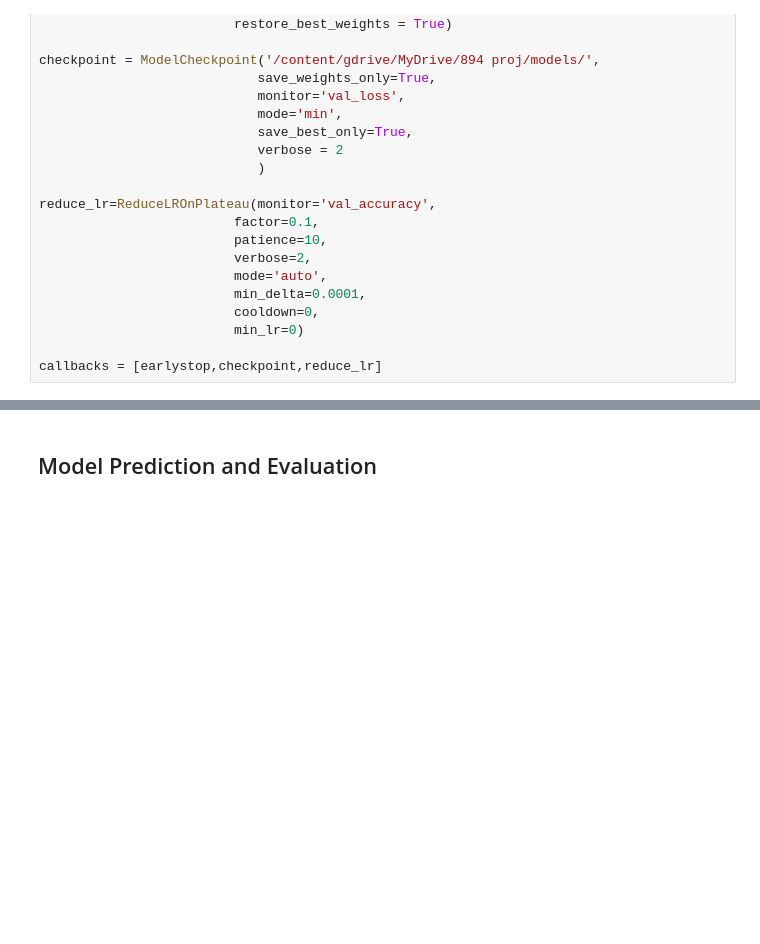
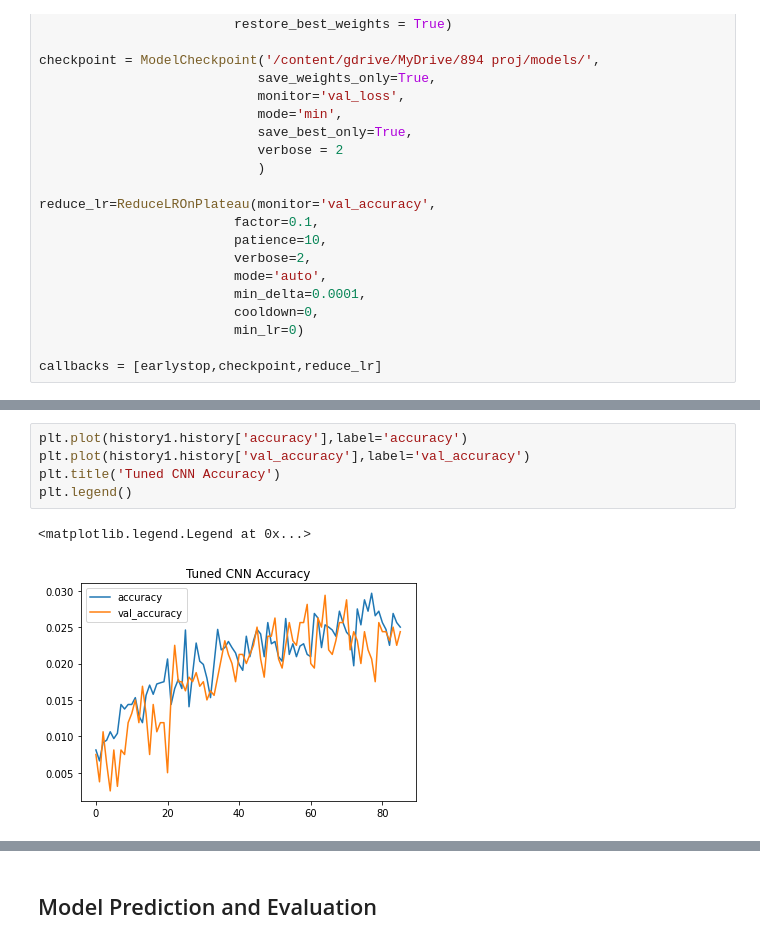
Before and after one commit to teamsimcoemmai/mmai894, a Jupyter notebook: Final Project/CNN_Model.ipynb, the cells around one changed output, grey strips where cells are left out. Drawn from its saved outputs; the diff is of its cells as text; blank space fills up the shorter version.

```diff
--- a/Final Project/CNN_Model.ipynb
+++ b/Final Project/CNN_Model.ipynb
@@ -224,3 +236,11 @@ plt.legend()
+# %%
+plt.plot(history1.history['accuracy'],label='accuracy')
+plt.plot(history1.history['val_accuracy'],label='val_accuracy')
+plt.title('Tuned CNN Accuracy')
+plt.legend()
+# %% [output]
+<matplotlib.legend.Legend at 0x...>
+[figure, added]
 # %%
 plt.plot(history.history['loss'],label='loss')
 plt.plot(history.history['val_loss'],label='val_loss')
```
Also changed, not shown: parts of 17 cells of this notebook.
